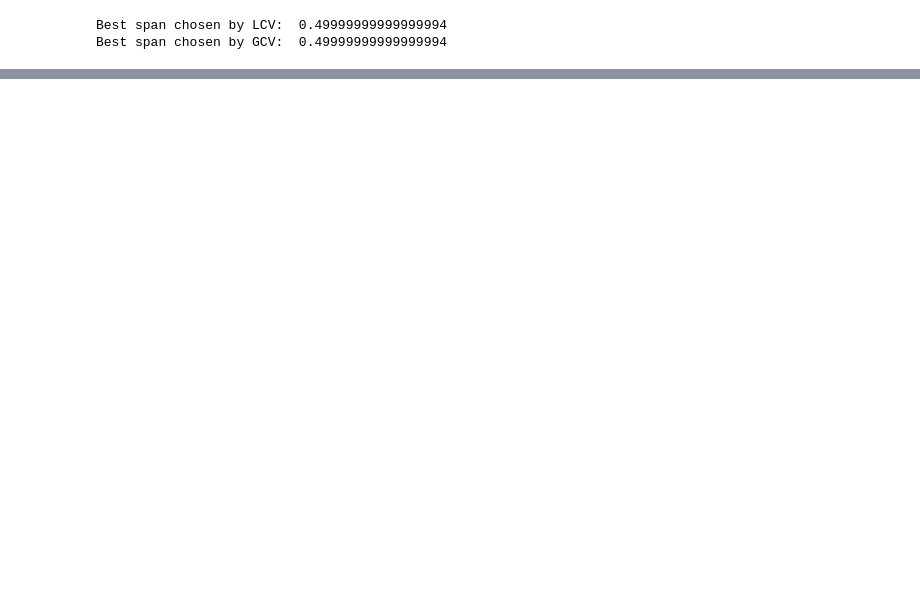
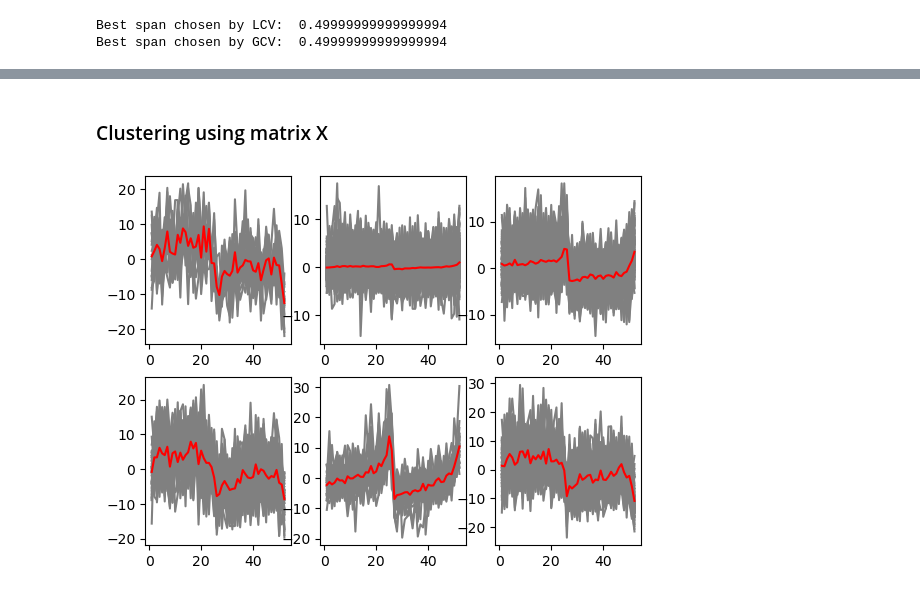
Before and after one commit to nishanthalladi/cs598psl, a Jupyter notebook: coding3/Coding3.ipynb, the cells around one changed output, grey strips where cells are left out. Cells and saved outputs as stored; diff of their text form; code cells hidden in the pictures; blank space fills up the shorter version.

```diff
--- a/coding3/Coding3.ipynb
+++ b/coding3/Coding3.ipynb
@@ -171,0 +219,15 @@ np.shape(B)
+# %% [markdown]
+### Clustering using matrix X
+# %%
+# Clustering using Matrix X
+n_clusters = 6
+x_clusters = KMeans(n_clusters = n_clusters, random_state = 280).fit(x).labels_
+for i in range(n_clusters):
+    plt.subplot(2, 3, i+1)
+    x_cluster_i = x[x_clusters == i]
+    timeseries_center = np.mean(x_cluster_i, axis = 0)
+    for j in range(len(x_cluster_i)):
+        plt.plot(weeks, x_cluster_i[j], 'grey')
+    plt.plot(weeks, timeseries_center, 'r')
+# %% [output]
+[figure, added]
```
Also changed, not shown: parts of 15 cells of this notebook, 2 other files.
